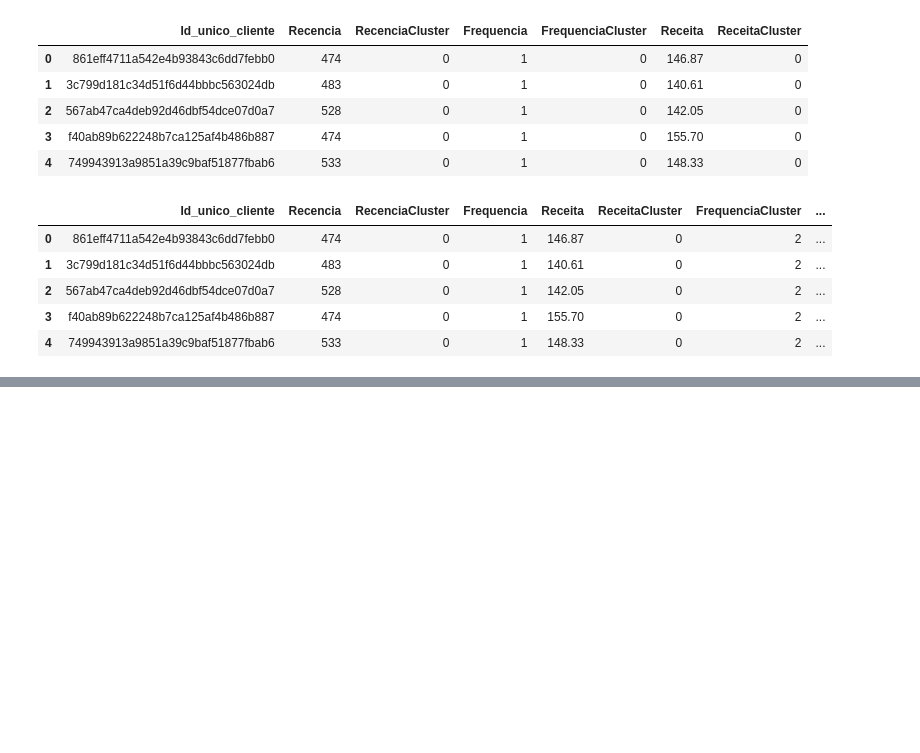
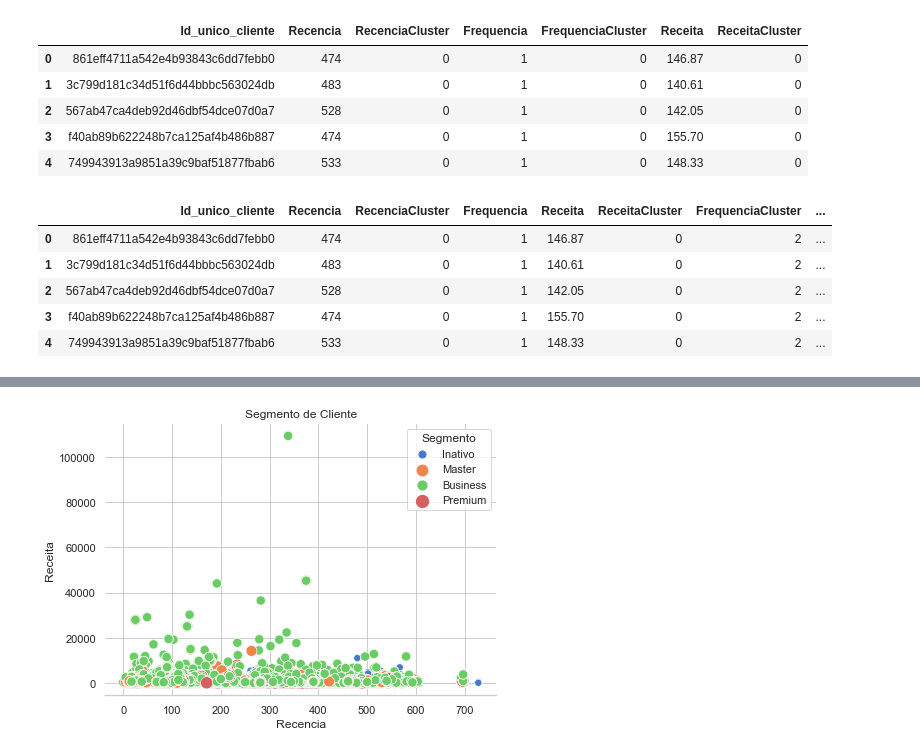
Before and after one commit to thayannefranca/Segmentacao_de_Clientes, a Jupyter notebook: clusterizacao.ipynb, the cells around one changed output, grey strips where cells are left out. Drawn from its saved outputs; the diff is of its cells as text; code cells hidden in the pictures; blank space fills up the shorter version.

```diff
--- a/clusterizacao.ipynb
+++ b/clusterizacao.ipynb
@@ -320,0 +339,4 @@ df_final.to_csv('RFM.csv')
+# %%
+plot_segmento('Recencia','Receita',df_final)
+# %% [output]
+[figure, added]
```
Also changed, not shown: parts of 5 cells of this notebook.
